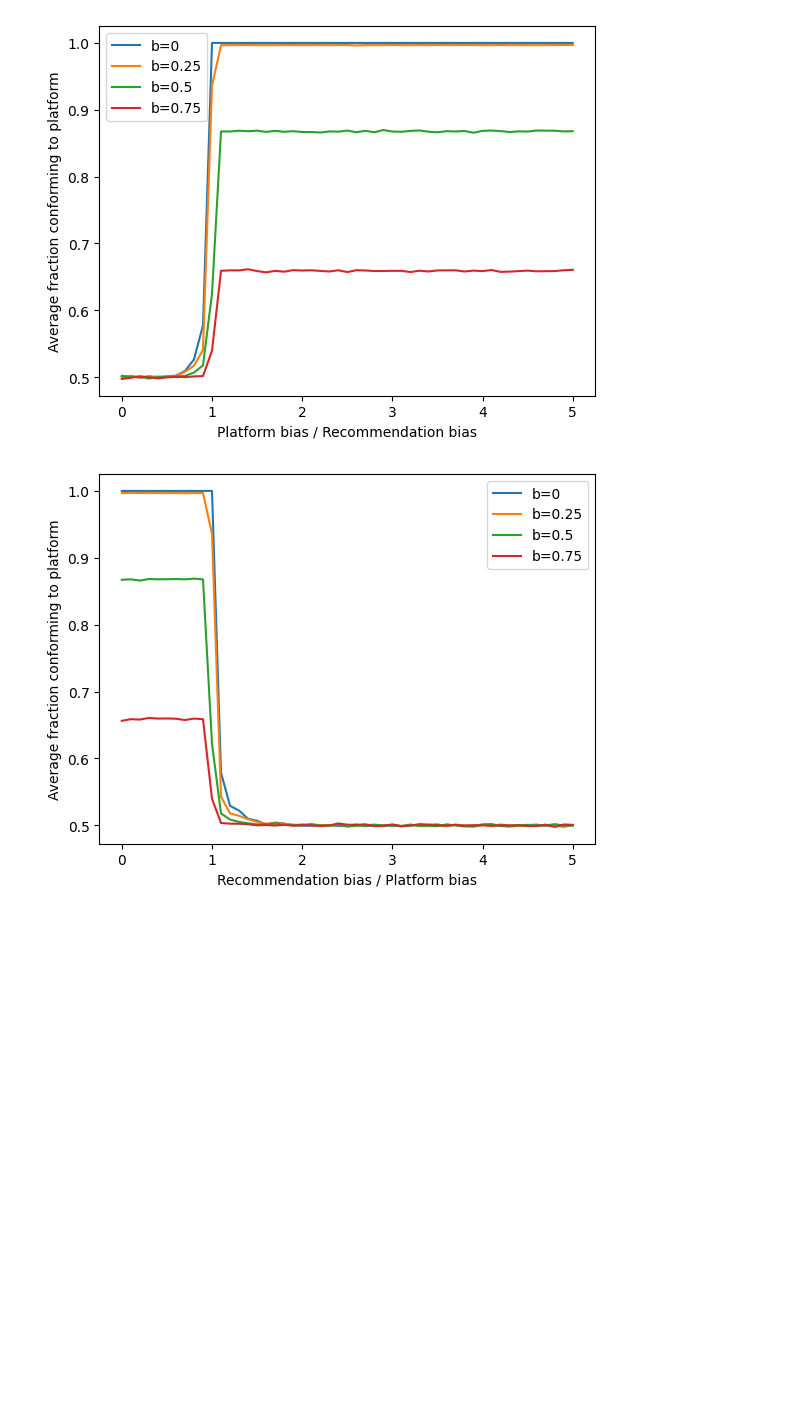
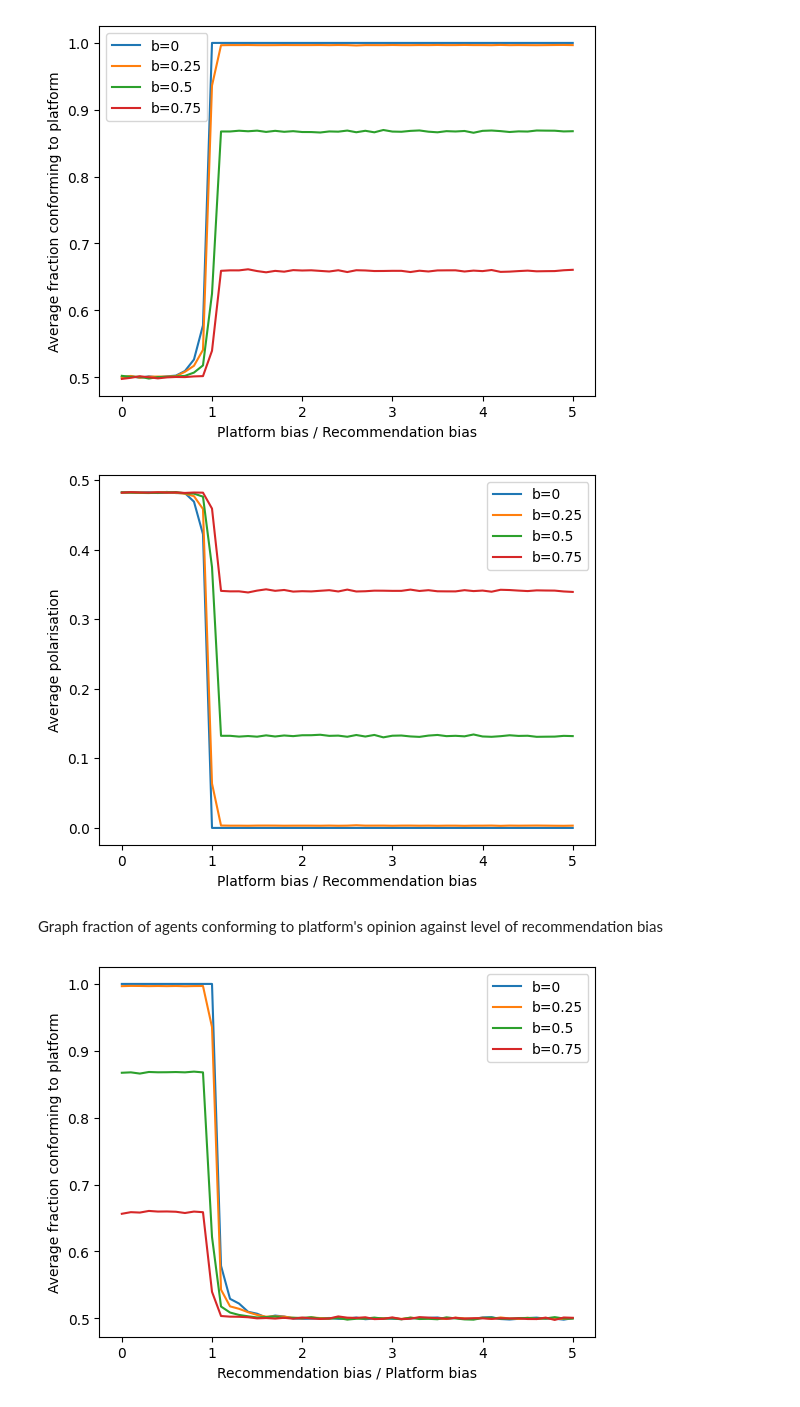
Before and after one commit to jasperpato/Social_Media_Simulator, a Jupyter notebook: analysis.ipynb, the cells around one changed output. Saved outputs shown, nothing was run; the diff lists cells and outputs as text; code cells hidden in the pictures; blank space fills up the shorter version.

```diff
--- a/analysis.ipynb
+++ b/analysis.ipynb
@@ -119,4 +120,31 @@ def plot(data, xlabel):
 	plt.legend()
 	plt.xlabel(xlabel)
 	plt.ylabel('Average fraction conforming to platform')
+# %%
+def get_data_avg(data):
+	xs = []
+	ys = []
+	for key, val in data.items():
+		xs.append(float(key))
+		y = []
+		for v in val:
+			y.append(min(v[1:]))
+		ys.append(sum(y) / len(y))
+	return xs, ys
+# %%
+def plot_avg2(data, xlabel):
+	xs = []
+	ys = []
+
+	for d in data:
+		x, y = get_data_avg(d)
+		xs.append(x)
+		ys.append(y)
+
+	for i, b in enumerate([0, 0.25, 0.5, 0.75]):
+		plt.plot(xs[i], ys[i], label=f'b={b}')
+
+	plt.legend()
+	plt.xlabel(xlabel)
+	plt.ylabel('Average polarisation')
 # %%
@@ -124,3 +152,9 @@ plot(platform_data, 'Platform bias / Recommendation bias')
 # %% [output]
 [figure]
+# %%
+plot_avg2(platform_data, 'Platform bias / Recommendation bias')
+# %% [output]
+[figure, added]
+# %% [markdown]
+Graph fraction of agents conforming to platform's opinion against level of recommendation bias
 # %%
```
Also changed, not shown: parts of 11 cells of this notebook, 4 other files.
